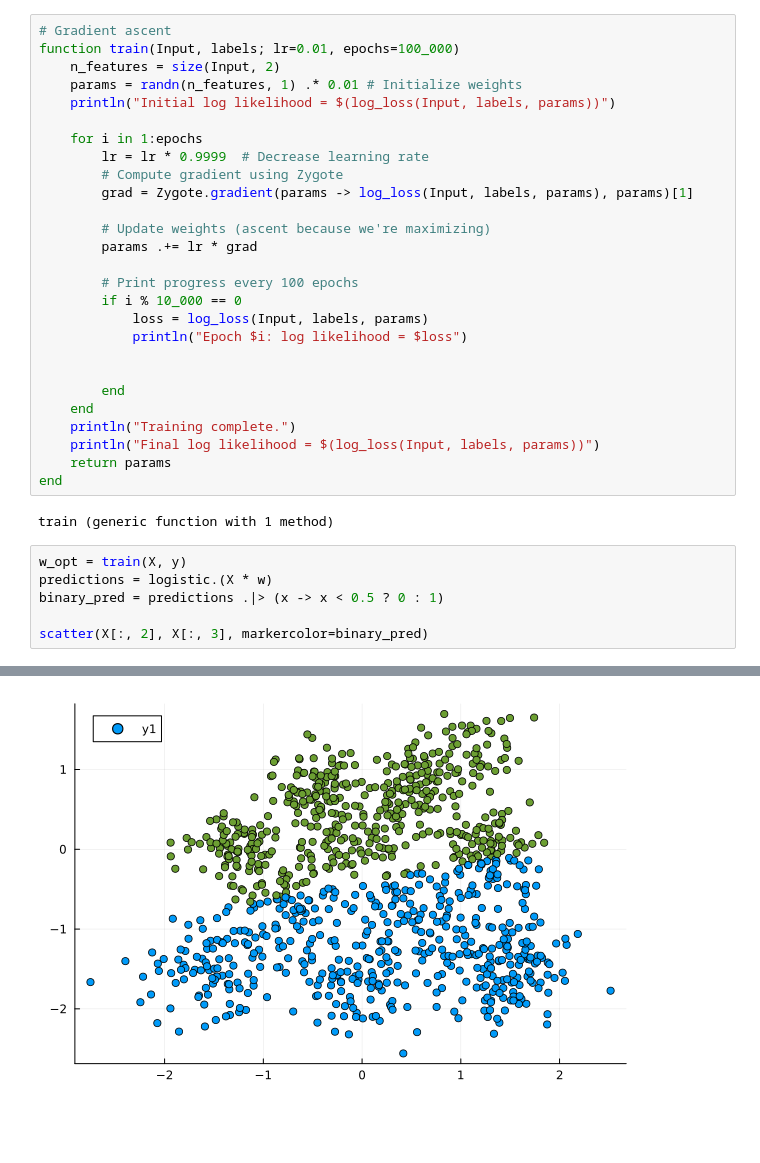
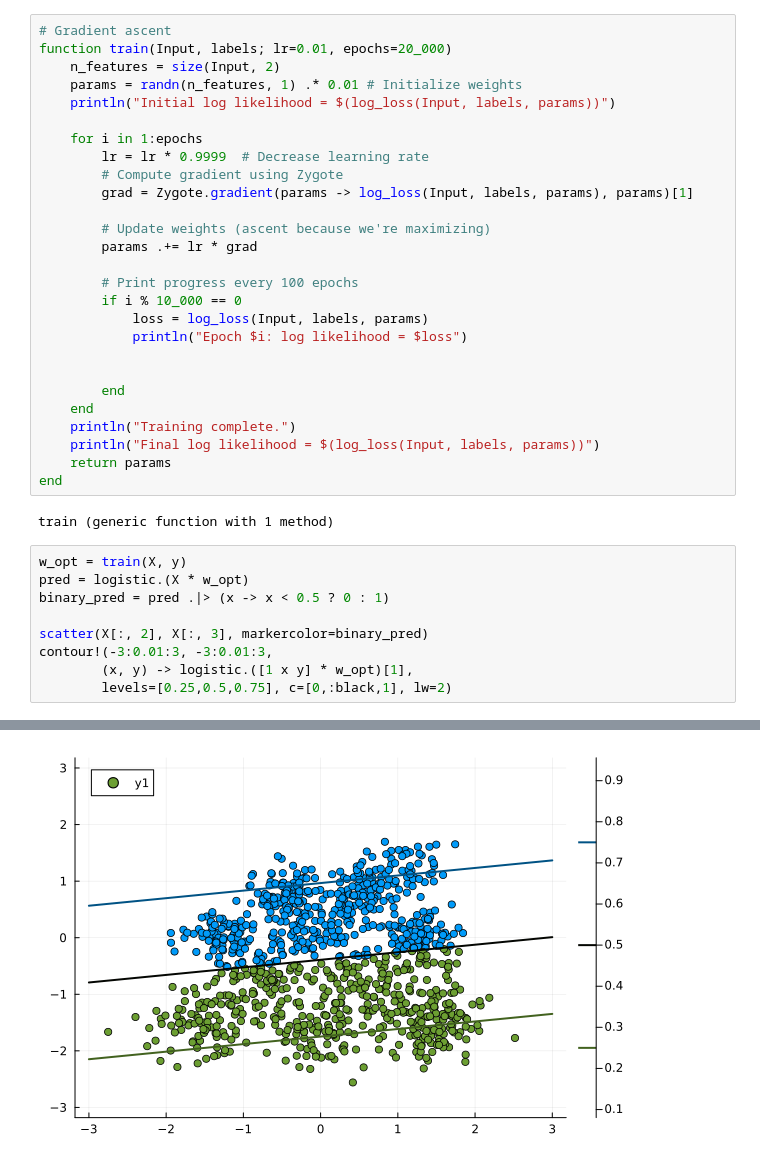
Before and after one commit to ofs416/Bayesian_Julia, a Jupyter notebook: nb.ipynb, the cells around one changed output, grey strips where cells are left out. Drawn from its saved outputs; the diff is of its cells as text; blank space fills up the shorter version.

```diff
--- a/nb.ipynb
+++ b/nb.ipynb
@@ -56,6 +56,6 @@ scatter(X[:, 2], X[:, 3], markercolor=binary_pred)
 # %%
 # Gradient ascent
-function train(Input, labels; lr=0.01, epochs=100_000)
+function train(Input, labels; lr=0.01, epochs=20_000)
     n_features = size(Input, 2)
     params = randn(n_features, 1) .* 0.01 # Initialize weights
     println("Initial log likelihood = $(log_loss(Input, labels, params))")
@@ -84,8 +84,11 @@ end
 train (generic function with 1 method)
 # %%
 w_opt = train(X, y)
-predictions = logistic.(X * w)
-binary_pred = predictions .|> (x -> x < 0.5 ? 0 : 1)
+pred = logistic.(X * w_opt)
+binary_pred = pred .|> (x -> x < 0.5 ? 0 : 1)
 
 scatter(X[:, 2], X[:, 3], markercolor=binary_pred)
+contour!(-3:0.01:3, -3:0.01:3,
+        (x, y) -> logistic.([1 x y] * w_opt)[1],
+        levels=[0.25,0.5,0.75], c=[0,:black,1], lw=2)
 # %% [output]
@@ -103,3 +98,3 @@ Epoch 100000: log likelihood = -623.4619710586629
 Training complete.
 Final log likelihood = -623.4619710586629
-[figure, old version]
+[figure, new version]
```
Also changed, not shown: parts of 6 cells of this notebook.
